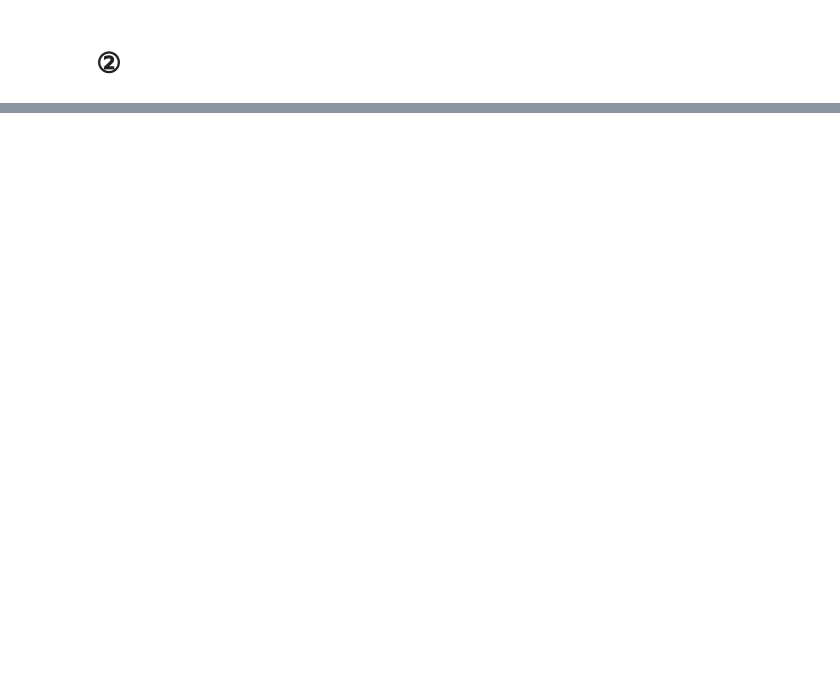
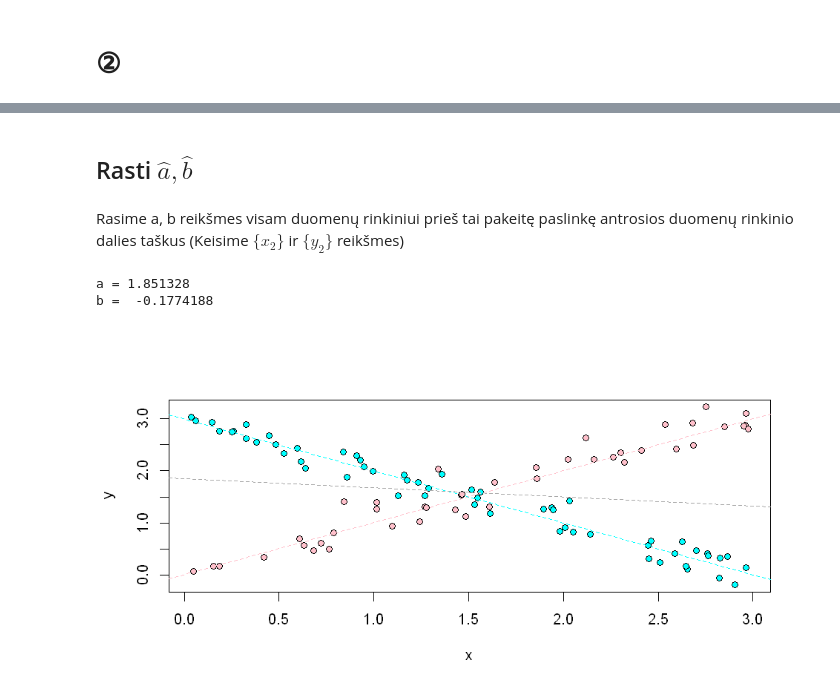
Before and after one commit to Elijas/regression-analysis-lab, a Jupyter notebook: 190903.ipynb, the cells around one changed output, grey strips where cells are left out. Cells and saved outputs as stored; diff of their text form; code cells hidden in the pictures; blank space fills up the shorter version.

```diff
--- a/190903.ipynb
+++ b/190903.ipynb
@@ -39,0 +193,20 @@ a.ivert - a.tikr b ivert - b.tikr
+# %%
+D1 = D[D$z==1,]
+model1 = fit_linear_model(D1$x, D1$y)
+
+D2 = D[D$z==2,]
+model2 = fit_linear_model(D2$x, D2$y)
+
+
+cat("Tikrosios reikšmės:")
+data.frame(a1=a[1], a2=a[2],
+           b1=b[1], b2=b[2])
+cat("Rastos reiškmės:")
+data.frame(a1.est=model1$a, a2.est=model2$a,
+           b1.est=model1$b, b2.est=model2$b)
+
+# Show result
+plot(D1$x, D1$y, pch=21, bg="cyan", xlab='x', ylab='y', xlim=range(D$x), ylim=range(D$y))
+abline(a=a[1], b=b[1], col="cyan", lty=2)
+points(D2$x, D2$y, pch=21, bg="pink", xlab='x', ylab='y')
+abline(a=a[2], b=b[2], col="pink", lty=2)
@@ -39,0 +221,31 @@ a.ivert - a.tikr b ivert - b.tikr
+# %% [markdown]
+## Rasti $\hat{a}, \hat{b}$
+# %% [markdown]
+Rasime a, b reikšmes visam duomenų rinkiniui prieš tai pakeitę paslinkę antrosios duomenų rinkinio dalies taškus (Keisime $\{x_2\}$ ir $\{y_2\}$ reikšmes)
+# %%
+fit_and_plot_with_shift = function(x.shift, y.shift) {
+    D[D$z==2,]$x = D[D$z==2,]$x + x.shift
+    D[D$z==2,]$y = D[D$z==2,]$y + y.shift
+
+    model = fit_linear_model(D$x, D$y)
+    cat('a =', model$a, '\nb = ', model$b)
+
+
+    # Show result
+    D1 = D[D$z==1,]
+    model1 = fit_linear_model(D1$x, D1$y)
+    D2 = D[D$z==2,]
+    model2 = fit_linear_model(D2$x, D2$y)
+
+    plot(D1$x, D1$y, pch=21, bg="cyan", xlab='x', ylab='y', xlim=range(D$x), ylim=range(D$y))
+    abline(a=a[1], b=b[1], col="cyan", lty=2)
+    points(D2$x, D2$y, pch=21, bg="pink", xlab='x', ylab='y')
+    abline(a=a[2] - x.shift + y.shift, b=b[2], col="pink", lty=2)
+    abline(a=model$a, b=model$b, col="darkgray", lty=2)
+}
+# %%
+fit_and_plot_with_shift(x.shift=0, y.shift=0)
+# %% [output]
+a = 1.851328
+b =  -0.1774188
+[figure, added]
```
Also changed, not shown: parts of 30 cells of this notebook.
